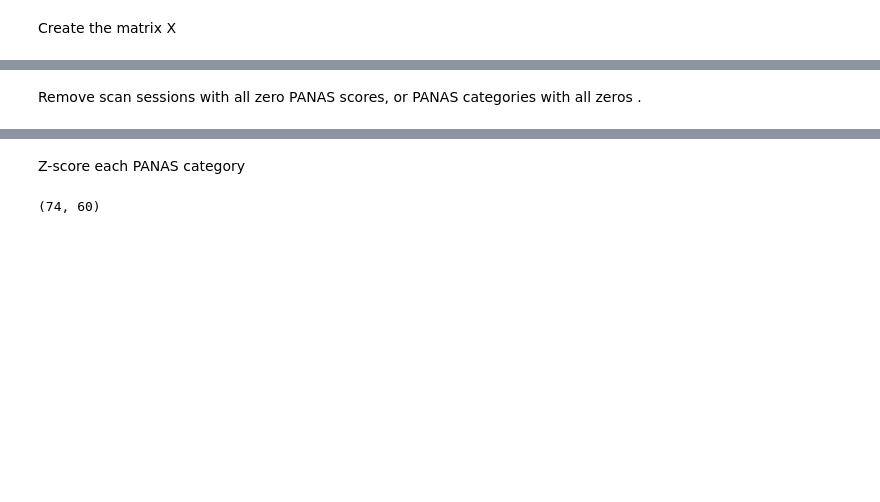
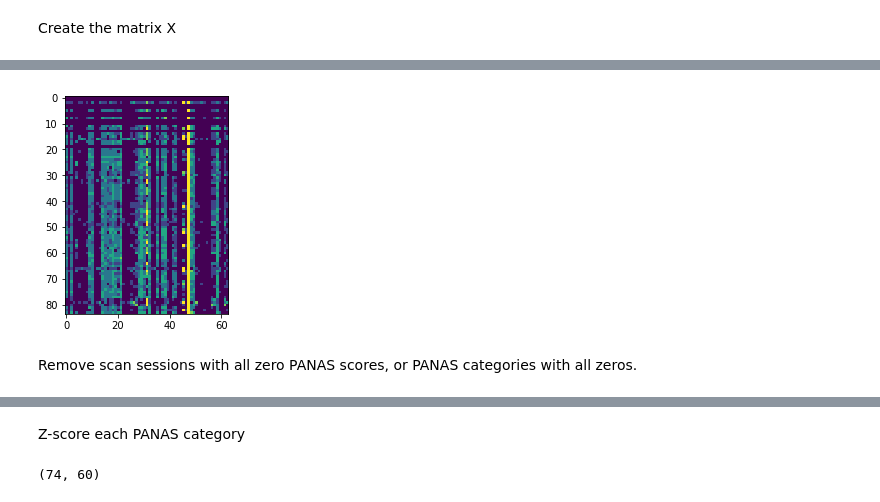
Before and after one commit to calebgeniesse/caffeine-mapper, a Jupyter notebook: PCA_metadata.ipynb, the cells around one changed output, grey strips where cells are left out. Drawn from its saved outputs; the diff is of its cells as text; code cells hidden in the pictures; blank space fills up the shorter version.

Commit message:
PCA loadings for panas meta data

```diff
--- a/PCA_metadata.ipynb
+++ b/PCA_metadata.ipynb
@@ -47,0 +27,3 @@ Index(['panas:active', 'panas:afraid', 'panas:alert', 'panas:alone',
+# %%
+panas_cols = [_ for _ in df.columns if _.startswith('panas:')]
+panas_cols
@@ -48,9 +48,8 @@ Index(['panas:active', 'panas:afraid', 'panas:alert', 'panas:alone',
 # %% [markdown]
 Create the matrix X
 # %%
-X = np.array(df.iloc[:,29:92])
-X[X == '.'] = '0'
-X = X.astype(int)
+df_panas = df[panas_cols].replace('.', 0).astype(int)
+X = df_panas.values
 
 plt.close('all')
 plt.imshow(X,vmin=0,vmax=5)
@@ -61,3 +58,4 @@ plt.show()
+[figure, added]
 # %% [markdown]
-Remove scan sessions with all zero PANAS scores, or PANAS categories with all zeros .
+Remove scan sessions with all zero PANAS scores, or PANAS categories with all zeros.
 # %%
```
Also changed, not shown: parts of 33 cells of this notebook.
